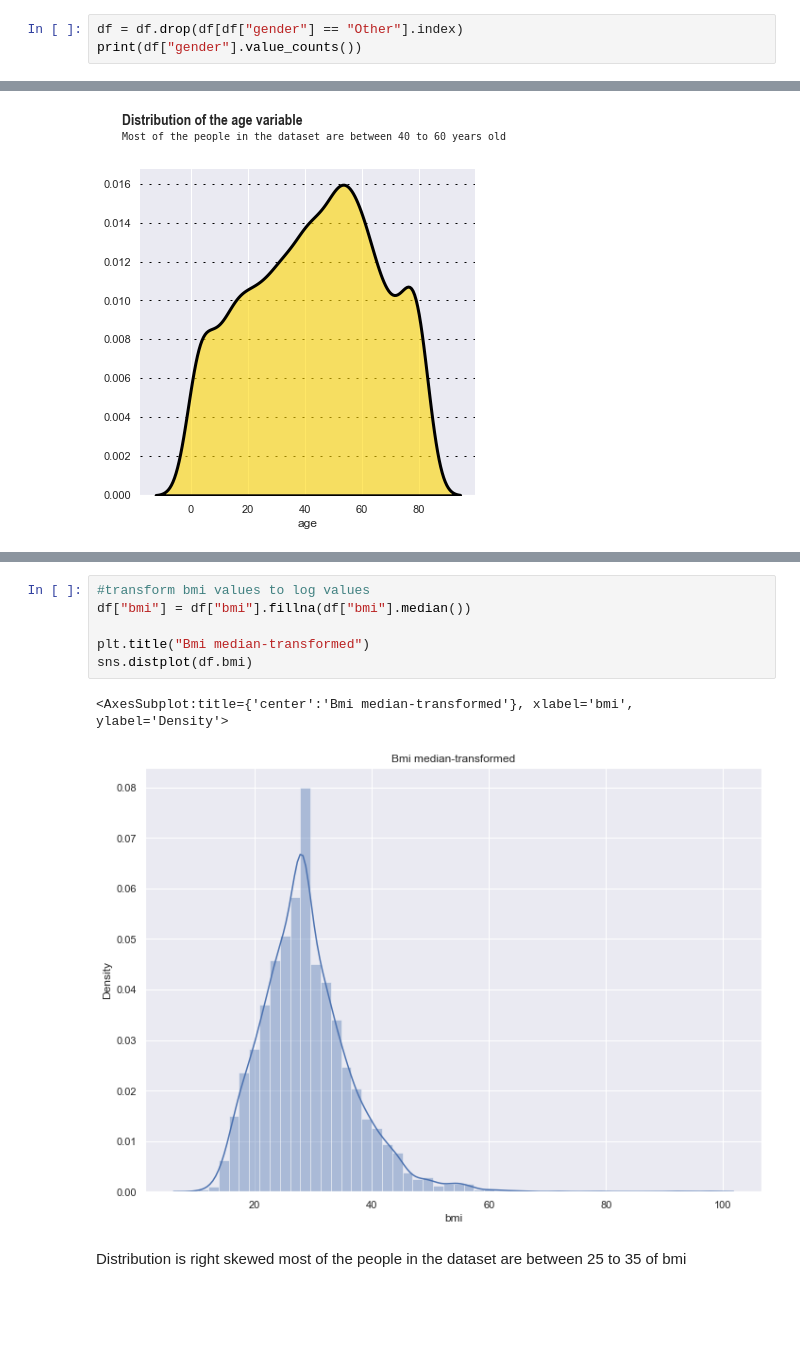
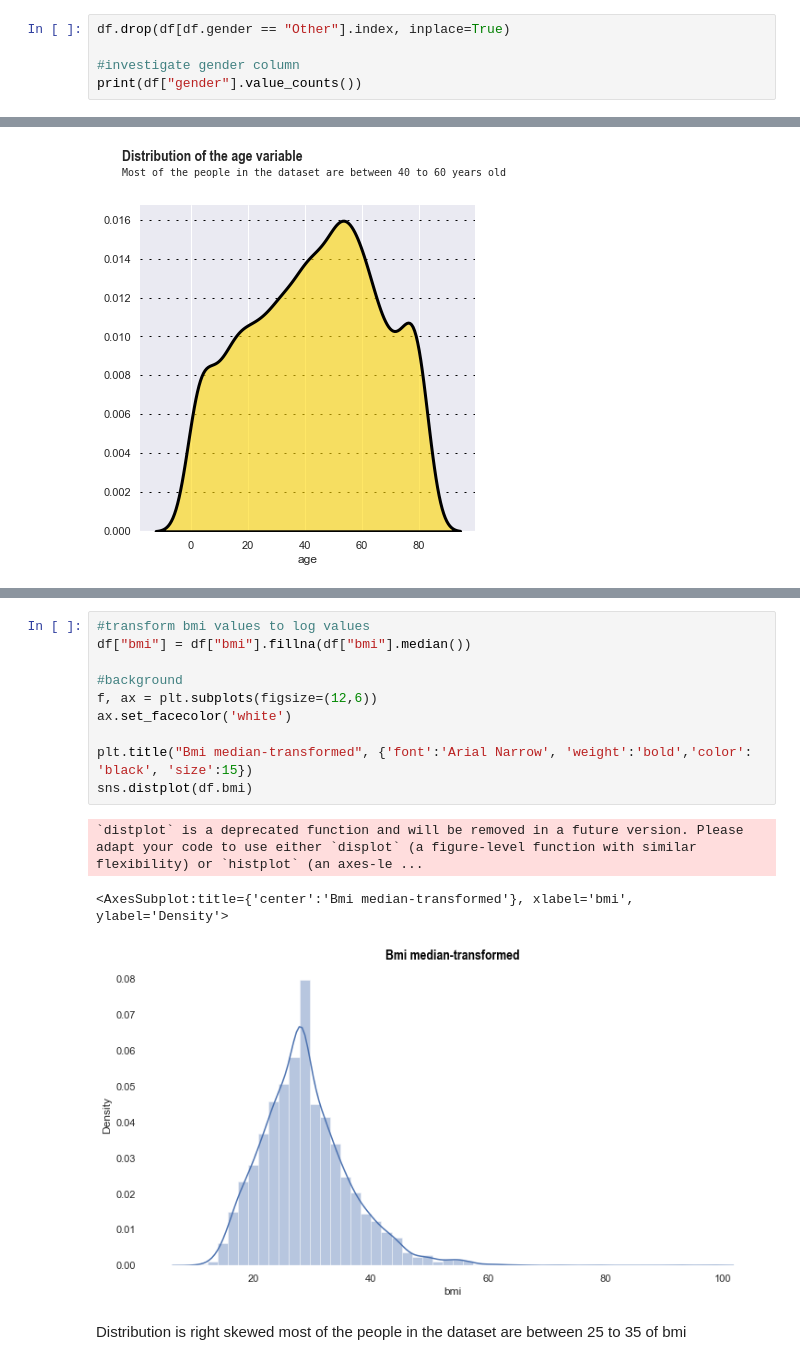
Before and after one commit to paulynamagana/stroke_prediction, a Jupyter notebook: stroke_prediction.ipynb, the cells around one changed output, grey strips where cells are left out. Drawn from its saved outputs; the diff is of its cells as text; blank space fills up the shorter version.

```diff
--- a/stroke_prediction.ipynb
+++ b/stroke_prediction.ipynb
@@ -76,5 +74,7 @@ df[df["gender"] == "Other"]
 # %%
-df = df.drop(df[df["gender"] == "Other"].index)
+df.drop(df[df.gender == "Other"].index, inplace=True)
+
+#investigate gender column
 print(df["gender"].value_counts())
 # %% [output]
 Female    2994
@@ -152,12 +207,17 @@ ax.spines[["top", "right", "left"]].set_visible(False)
 # %%
 #transform bmi values to log values
 df["bmi"] = df["bmi"].fillna(df["bmi"].median())
 
-plt.title("Bmi median-transformed")
+#background
+f, ax = plt.subplots(figsize=(12,6))
+ax.set_facecolor('white')
+
+plt.title("Bmi median-transformed", {'font':'Arial Narrow', 'weight':'bold','color': 'black', 'size':15})
 sns.distplot(df.bmi)
 # %% [output]
-<AxesSubplot:title={'center':'Bmi median-transformed'}, xlabel='bmi', ylabel='Density'>
+`distplot` is a deprecated function and will be removed in a future version. Please adapt your code to use either `displot` (a figure-level function with similar flexibility) or `histplot` (an axes-le ...
+<AxesSubplot:title={'center':'Bmi median-transformed'}, xlabel='bmi', ylabel='Density'>
-[figure, old version]
+[figure, new version]
 # %% [markdown]
 Distribution is right skewed
 most of the people in the dataset are between 25 to 35 of bmi
```
Also changed, not shown: parts of 25 cells of this notebook, 2 other files.
